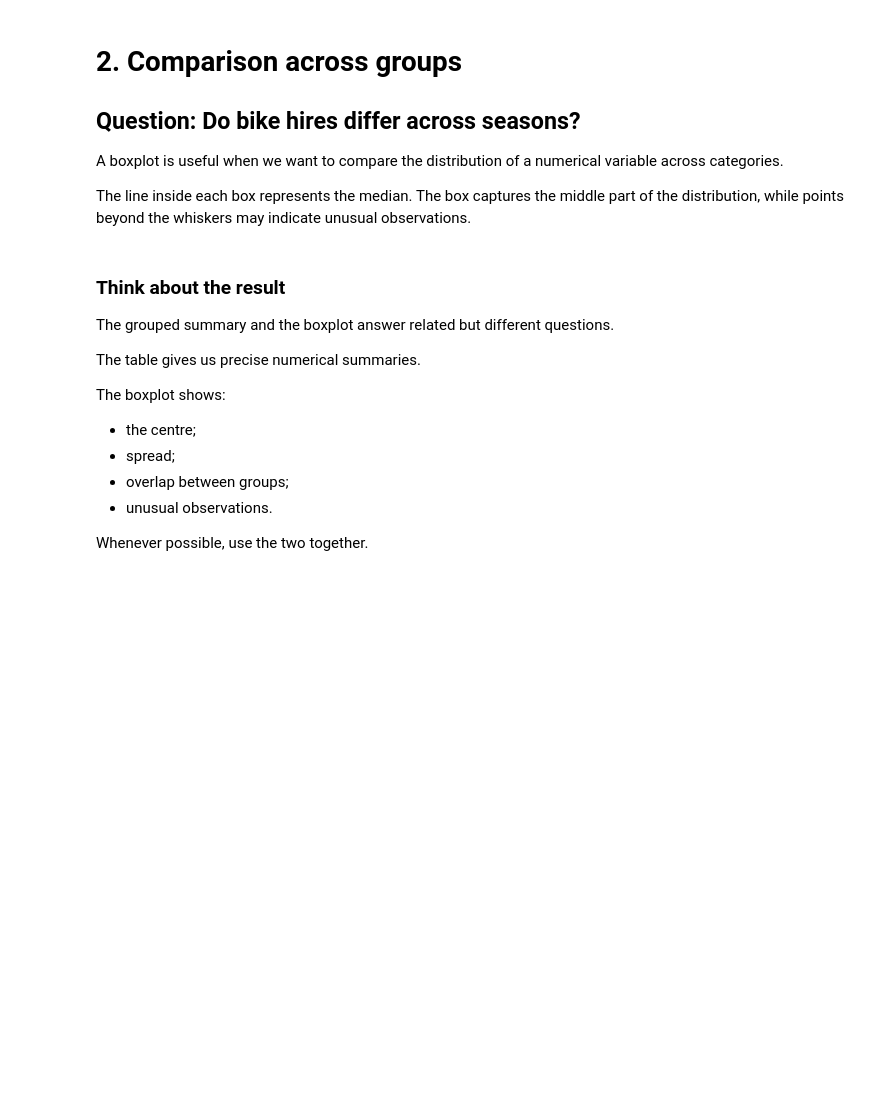
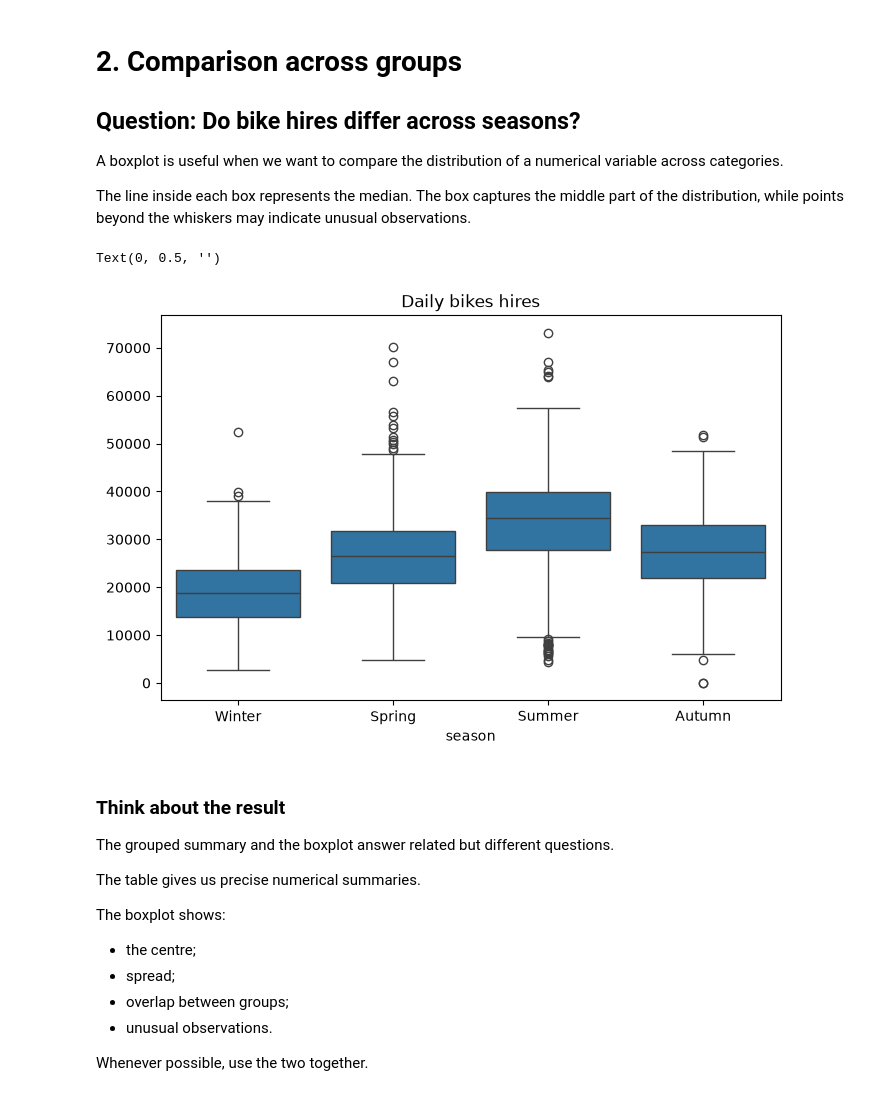
Before and after one commit to wenndybenavides/ANALYTICS-CODING, a Jupyter notebook: Session_2/4_Data_Visualisation_AUT26.ipynb, the cells around one changed output. Cells and saved outputs as stored; diff of their text form; code cells hidden in the pictures; blank space fills up the shorter version.

```diff
--- a/Session_2/4_Data_Visualisation_AUT26.ipynb
+++ b/Session_2/4_Data_Visualisation_AUT26.ipynb
@@ -157,6 +198,21 @@ Then describe the broad shape of the distribution.
 A boxplot is useful when we want to compare the distribution of a numerical variable across categories.
 
 The line inside each box represents the median. The box captures the middle part of the distribution, while points beyond the whiskers may indicate unusual observations.
+# %%
+plt.figure(figsize = (8,5))
+
+sns.boxplot(
+    data = bikes,
+    x = 'season',
+    y = 'bikes_hired'
+)
+
+plt.title('Daily bikes hires')
+plt.xlabel('season')
+plt.ylabel('')
+# %% [output]
+Text(0, 0.5, '')
+[figure, added]
 # %% [markdown]
 ### Think about the result
 
```
Also changed, not shown: parts of 9 cells of this notebook, 2 other files.
